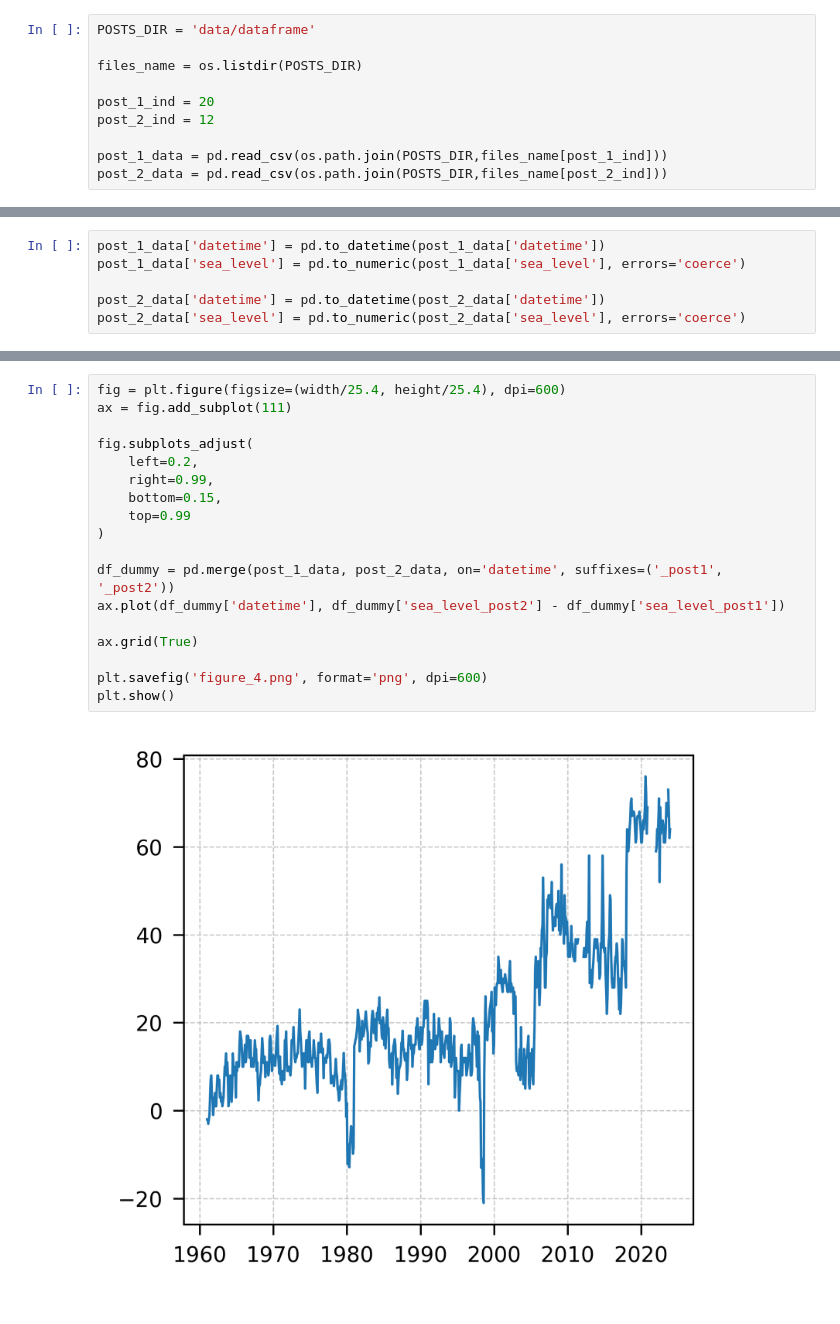
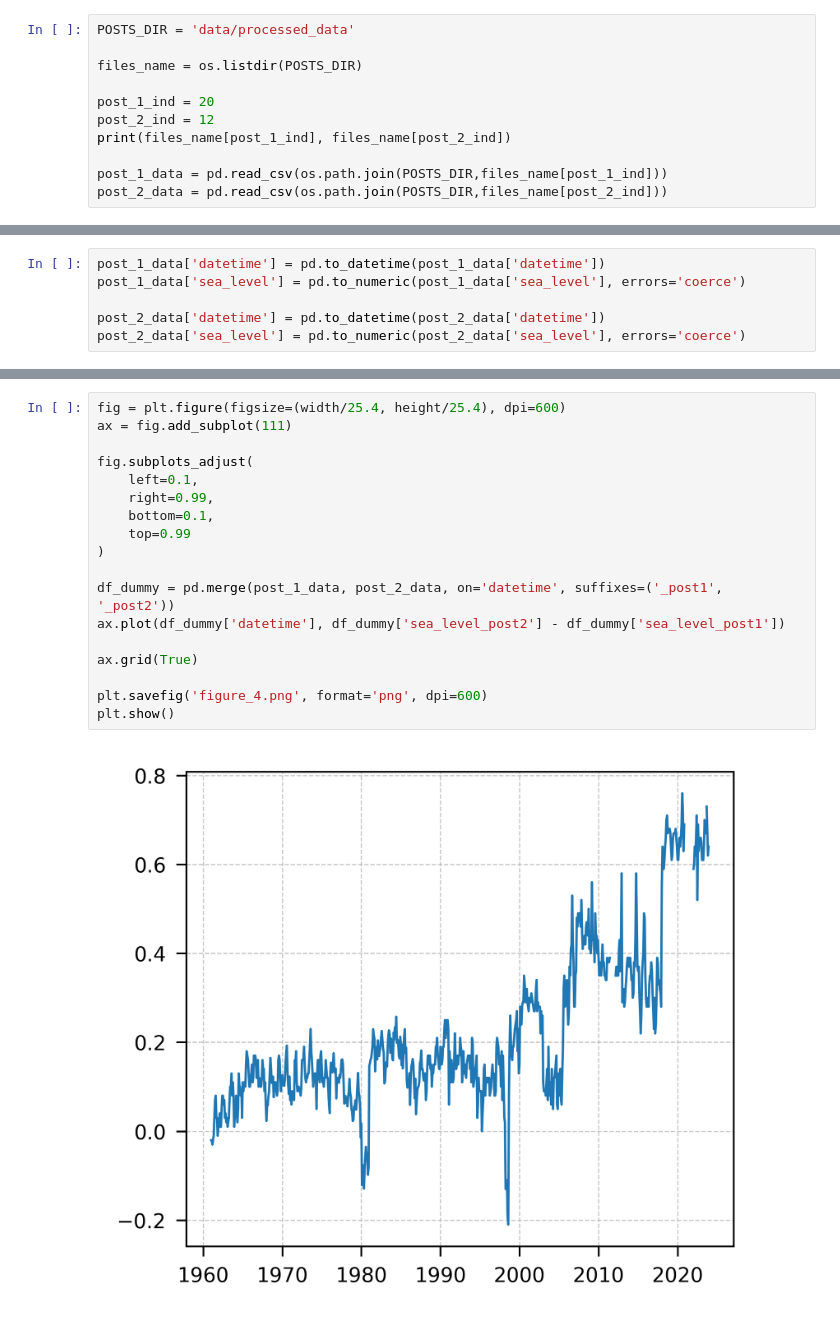
Before and after one commit to GammaFuncti0n/CaspianSeaLevel, a Jupyter notebook: sea_level.ipynb, the cells around one changed output, grey strips where cells are left out. Saved outputs shown, nothing was run; the diff lists cells and outputs as text.

```diff
--- a/sea_level.ipynb
+++ b/sea_level.ipynb
@@ -9,12 +9,13 @@ import seaborn as sns
 import os
 from tqdm import tqdm
 # %%
-POSTS_DIR = 'data/dataframe'
+POSTS_DIR = 'data/processed_data'
 
 files_name = os.listdir(POSTS_DIR)
 
 post_1_ind = 20
 post_2_ind = 12
+print(files_name[post_1_ind], files_name[post_2_ind])
 
 post_1_data = pd.read_csv(os.path.join(POSTS_DIR,files_name[post_1_ind]))
 post_2_data = pd.read_csv(os.path.join(POSTS_DIR,files_name[post_2_ind]))
@@ -189,20 +183,20 @@ plt.show()
 # %%
 fig = plt.figure(figsize=(width/25.4, height/25.4), dpi=600)
 ax = fig.add_subplot(111)
 
 fig.subplots_adjust(
-    left=0.2,
+    left=0.1,
     right=0.99,
-    bottom=0.15,
+    bottom=0.1,
     top=0.99
 )
 
 df_dummy = pd.merge(post_1_data, post_2_data, on='datetime', suffixes=('_post1', '_post2'))
 ax.plot(df_dummy['datetime'], df_dummy['sea_level_post2'] - df_dummy['sea_level_post1'])
 
 ax.grid(True)
 
 plt.savefig('figure_4.png', format='png', dpi=600)
 plt.show()
 # %% [output]
-[figure, old version]
+[figure, new version]
```
Also changed, not shown: parts of 5 cells of this notebook.
